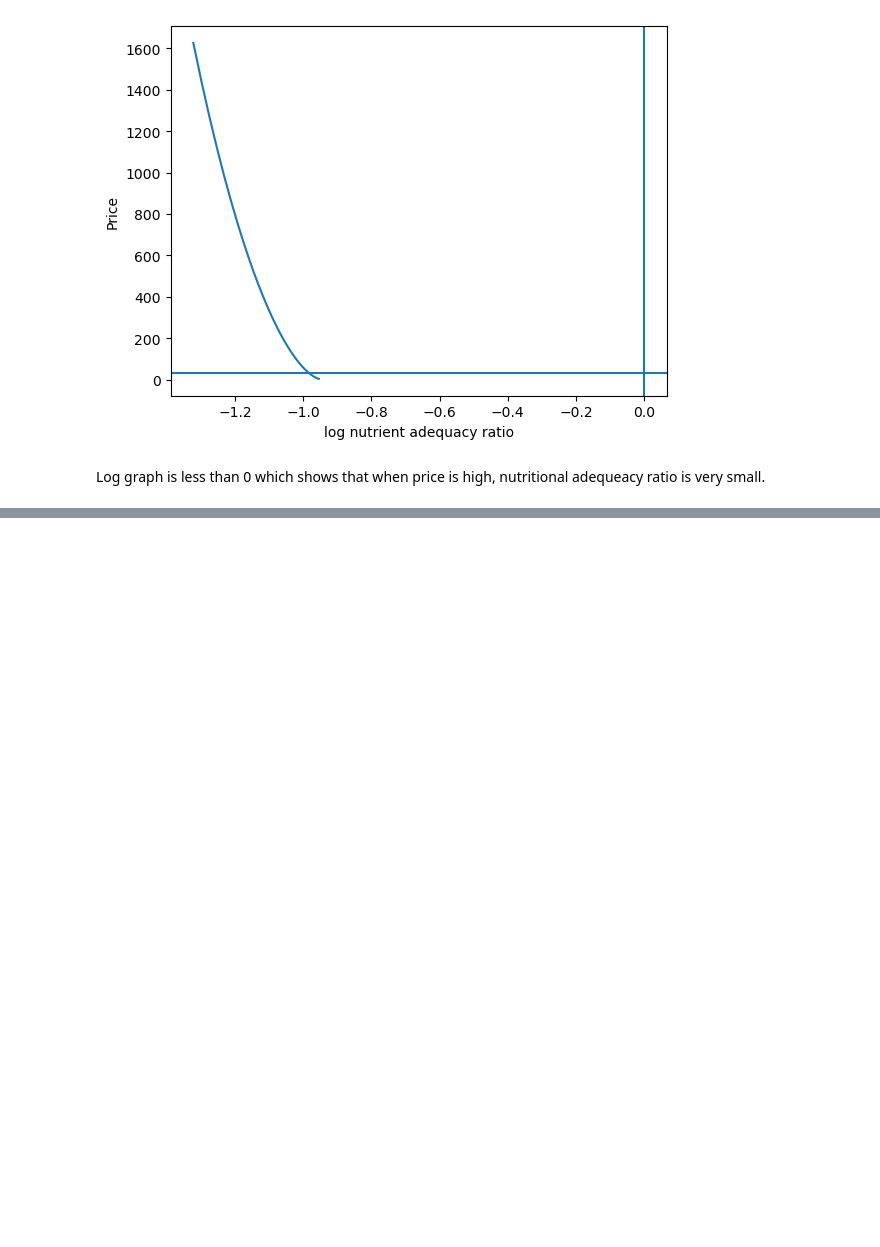
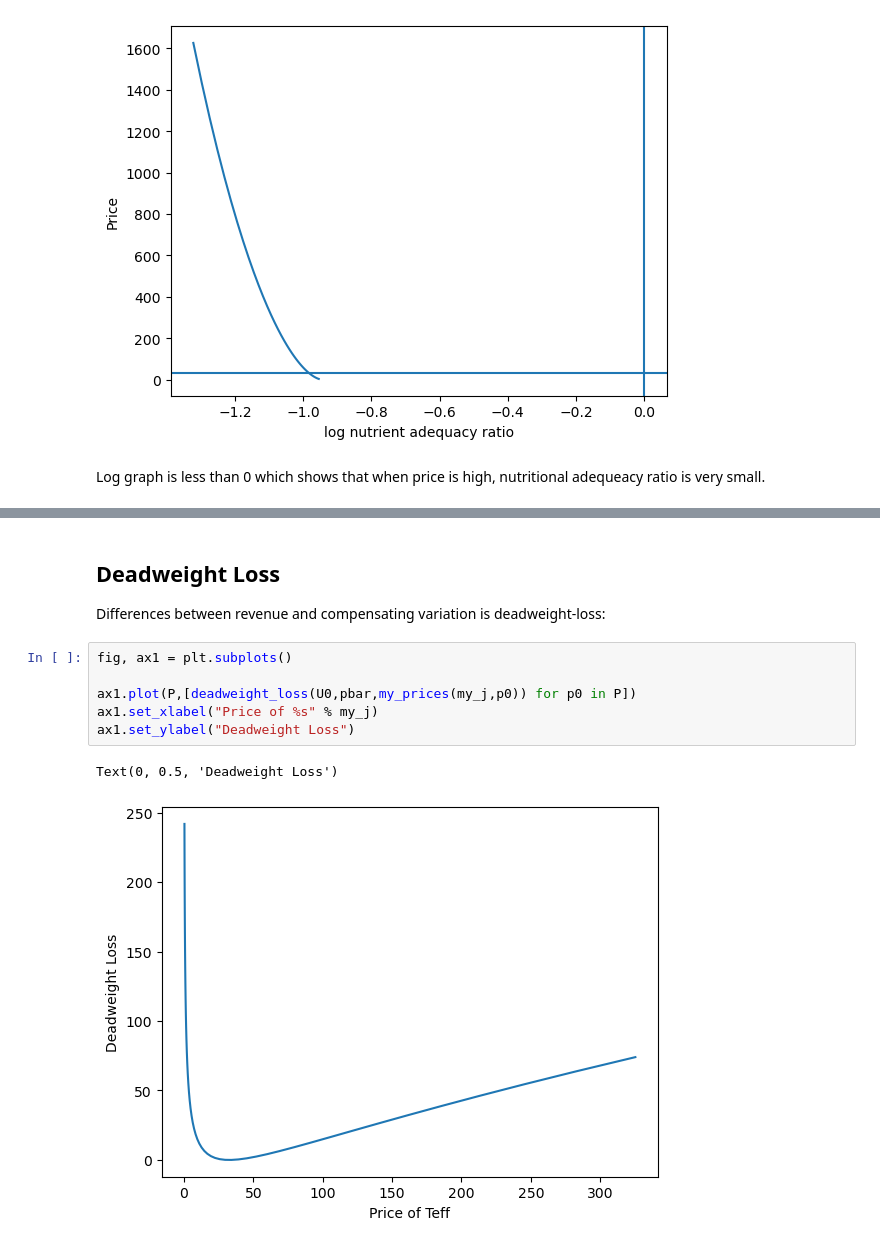
Before and after one commit to lauremariho/proj4_LutherBurbank, a Jupyter notebook: ethiopia_code.ipynb, the cells around one changed output, grey strips where cells are left out. Saved outputs shown, nothing was run; the diff lists cells and outputs as text; blank space fills up the shorter version.

```diff
--- a/ethiopia_code.ipynb
+++ b/ethiopia_code.ipynb
@@ -842,0 +919,15 @@ Log graph is less than 0 which shows that when price is high, nutritional adeque
+# %% [markdown]
+## Deadweight Loss
+
+
+
+Differences between revenue and compensating variation is deadweight-loss:
+# %%
+fig, ax1 = plt.subplots()
+
+ax1.plot(P,[deadweight_loss(U0,pbar,my_prices(my_j,p0)) for p0 in P])
+ax1.set_xlabel("Price of %s" % my_j)
+ax1.set_ylabel("Deadweight Loss")
+# %% [output]
+Text(0, 0.5, 'Deadweight Loss')
+[figure, added]
```
Also changed, not shown: parts of 10 cells of this notebook, 1 other file.
